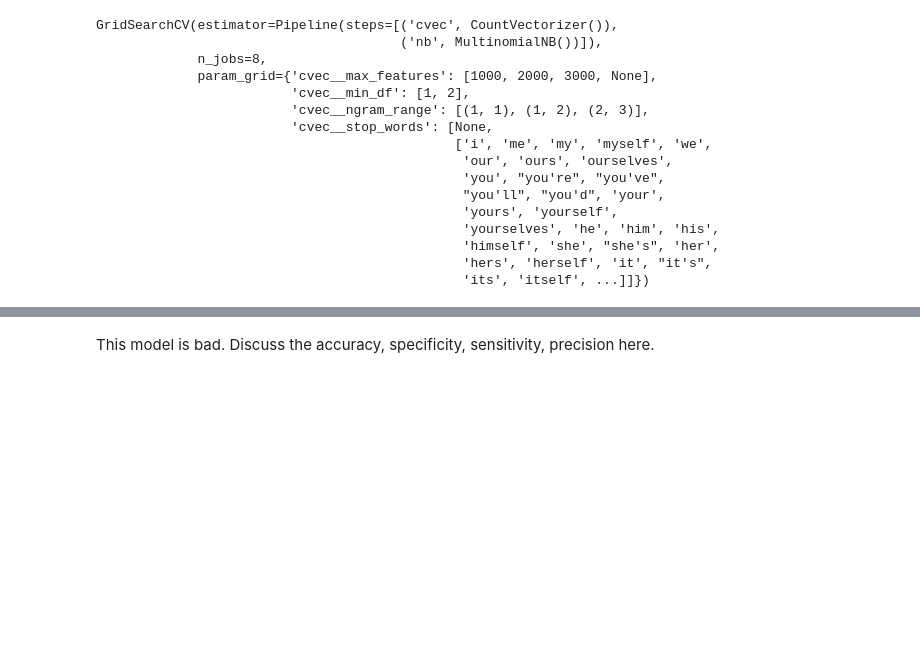
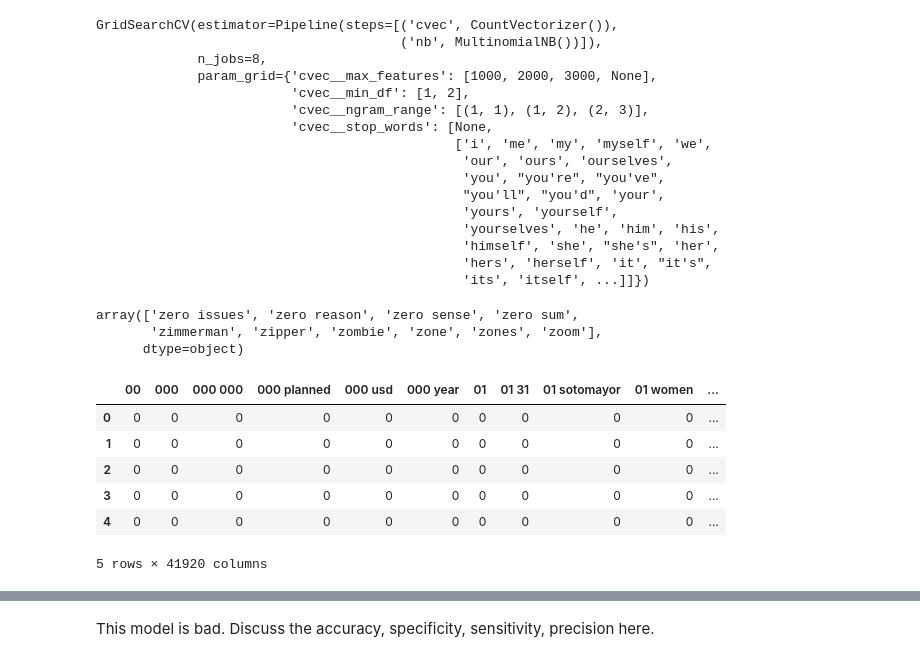
Before and after one commit to sheisroot/feminism-subreddit-classifier, a Jupyter notebook: 03_Preprocessing.ipynb, the cells around one changed output, grey strips where cells are left out. Drawn from its saved outputs; the diff is of its cells as text; code cells hidden in the pictures; blank space fills up the shorter version.

```diff
--- a/03_Preprocessing.ipynb
+++ b/03_Preprocessing.ipynb
@@ -145,3 +145,10 @@ GridSearchCV(estimator=Pipeline(steps=[('cvec', CountVectorizer()),
                                                'himself', 'she', "she's", 'her',
                                                'hers', 'herself', 'it', "it's",
                                                'its', 'itself', ...]]})
+# %%
+columns = gs.best_estimator_[0].get_feature_names_out()
+columns[-10:]
+# %% [output]
+array(['zero issues', 'zero reason', 'zero sense', 'zero sum',
+       'zimmerman', 'zipper', 'zombie', 'zone', 'zones', 'zoom'],
+      dtype=object)
@@ -147,0 +157,11 @@ GridSearchCV(estimator=Pipeline(steps=[('cvec', CountVectorizer()),
+# %%
+result_df = pd.DataFrame(data = cv_fit.toarray(), columns=columns)
+result_df.head()
+# %% [output]
+|  | 00 | 000 | 000 000 | 000 planned | 000 usd | 000 year | 01 | 01 31 | 01 sotomayor | 01 women | ... |
+| 0 | 0 | 0 | 0 | 0 | 0 | 0 | 0 | 0 | 0 | 0 | ... |
+| 1 | 0 | 0 | 0 | 0 | 0 | 0 | 0 | 0 | 0 | 0 | ... |
+| 2 | 0 | 0 | 0 | 0 | 0 | 0 | 0 | 0 | 0 | 0 | ... |
+| 3 | 0 | 0 | 0 | 0 | 0 | 0 | 0 | 0 | 0 | 0 | ... |
+| 4 | 0 | 0 | 0 | 0 | 0 | 0 | 0 | 0 | 0 | 0 | ... |
+5 rows × 41920 columns
```
Also changed, not shown: parts of 4 cells of this notebook, 2 other files.
